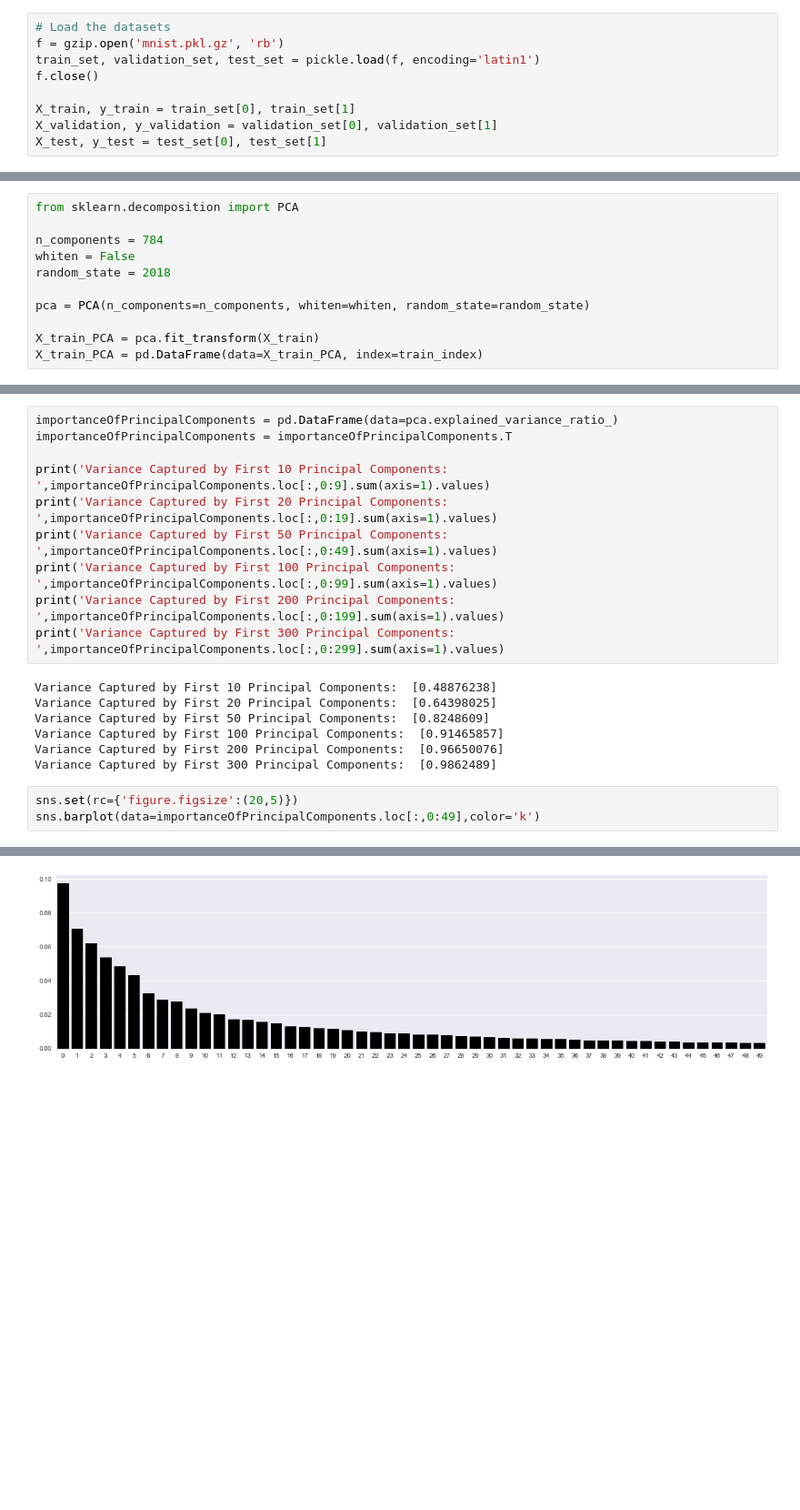
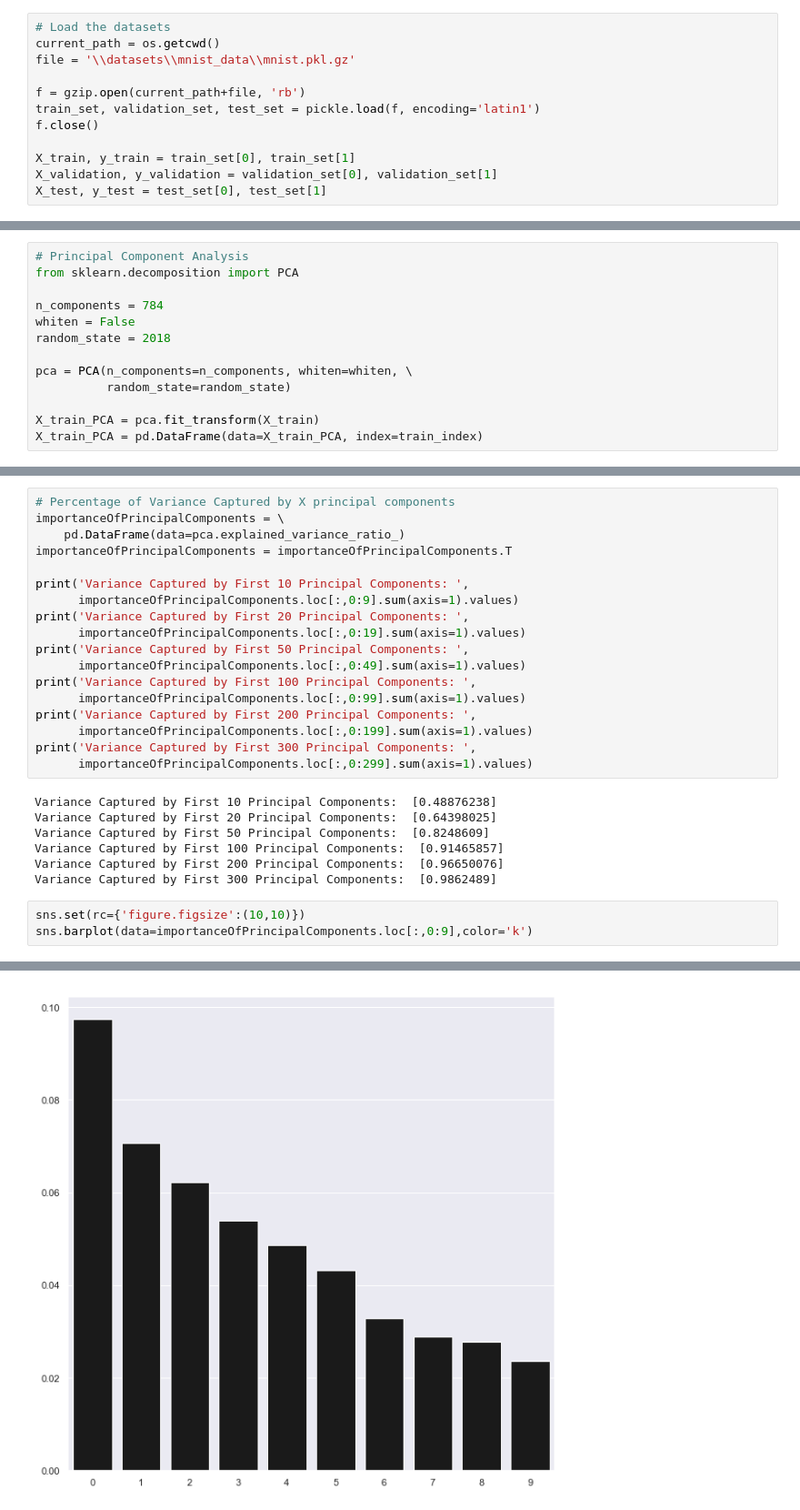
Before and after one commit to aapatel09/handson-unsupervised-learning, a Jupyter notebook: 03_dimensionality_reduction.ipynb, the cells around one changed output, grey strips where cells are left out. Shown at 91% size. Saved outputs shown, nothing was run; the diff lists cells and outputs as text; blank space fills up the shorter version.

```diff
--- a/03_dimensionality_reduction.ipynb
+++ b/03_dimensionality_reduction.ipynb
@@ -32,6 +15,9 @@ import lightgbm as lgb
 # %%
 # Load the datasets
-f = gzip.open('mnist.pkl.gz', 'rb')
+current_path = os.getcwd()
+file = '\\datasets\\mnist_data\\mnist.pkl.gz'
+
+f = gzip.open(current_path+file, 'rb')
 train_set, validation_set, test_set = pickle.load(f, encoding='latin1')
 f.close()
 
@@ -124,13 +112,15 @@ y_train_oneHot[0]
 # %% [output]
 array([0, 0, 0, 0, 0, 1, 0, 0, 0, 0])
 # %%
+# Principal Component Analysis
 from sklearn.decomposition import PCA
 
 n_components = 784
 whiten = False
 random_state = 2018
 
-pca = PCA(n_components=n_components, whiten=whiten, random_state=random_state)
+pca = PCA(n_components=n_components, whiten=whiten, \
+          random_state=random_state)
 
 X_train_PCA = pca.fit_transform(X_train)
 X_train_PCA = pd.DataFrame(data=X_train_PCA, index=train_index)
@@ -142,13 +133,21 @@ Variance Explained by all 784 principal components:  0.9999999999999992
 # %%
-importanceOfPrincipalComponents = pd.DataFrame(data=pca.explained_variance_ratio_)
+# Percentage of Variance Captured by X principal components
+importanceOfPrincipalComponents = \
+    pd.DataFrame(data=pca.explained_variance_ratio_)
 importanceOfPrincipalComponents = importanceOfPrincipalComponents.T
 
-print('Variance Captured by First 10 Principal Components: ',importanceOfPrincipalComponents.loc[:,0:9].sum(axis=1).values)
-print('Variance Captured by First 20 Principal Components: ',importanceOfPrincipalComponents.loc[:,0:19].sum(axis=1).values)
-print('Variance Captured by First 50 Principal Components: ',importanceOfPrincipalComponents.loc[:,0:49].sum(axis=1).values)
-print('Variance Captured by First 100 Principal Components: ',importanceOfPrincipalComponents.loc[:,0:99].sum(axis=1).values)
-print('Variance Captured by First 200 Principal Components: ',importanceOfPrincipalComponents.loc[:,0:199].sum(axis=1).values)
-print('Variance Captured by First 300 Principal Components: ',importanceOfPrincipalComponents.loc[:,0:299].sum(axis=1).values)
+print('Variance Captured by First 10 Principal Components: ',
+      importanceOfPrincipalComponents.loc[:,0:9].sum(axis=1).values)
+print('Variance Captured by First 20 Principal Components: ',
+      importanceOfPrincipalComponents.loc[:,0:19].sum(axis=1).values)
+print('Variance Captured by First 50 Principal Components: ',
+      importanceOfPrincipalComponents.loc[:,0:49].sum(axis=1).values)
+print('Variance Captured by First 100 Principal Components: ',
+      importanceOfPrincipalComponents.loc[:,0:99].sum(axis=1).values)
+print('Variance Captured by First 200 Principal Components: ',
+      importanceOfPrincipalComponents.loc[:,0:199].sum(axis=1).values)
+print('Variance Captured by First 300 Principal Components: ',
+      importanceOfPrincipalComponents.loc[:,0:299].sum(axis=1).values)
 # %% [output]
 Variance Captured by First 10 Principal Components:  [0.48876238]
 Variance Captured by First 20 Principal Components:  [0.64398025]
@@ -157,11 +156,11 @@ Variance Captured by First 100 Principal Components:  [0.91465857]
 Variance Captured by First 200 Principal Components:  [0.96650076]
 Variance Captured by First 300 Principal Components:  [0.9862489]
 # %%
-sns.set(rc={'figure.figsize':(20,5)})
-sns.barplot(data=importanceOfPrincipalComponents.loc[:,0:49],color='k')
+sns.set(rc={'figure.figsize':(10,10)})
+sns.barplot(data=importanceOfPrincipalComponents.loc[:,0:9],color='k')
 # %% [output]
 <matplotlib.axes._subplots.AxesSubplot at 0x...>
-[figure, old version]
+[figure, new version]
 # %%
 def scatterPlot(xDF, yDF, algoName):
     tempDF = pd.DataFrame(data=xDF.loc[:,0:1], index=xDF.index)
```
Also changed, not shown: parts of 125 cells of this notebook, 39 other files.
